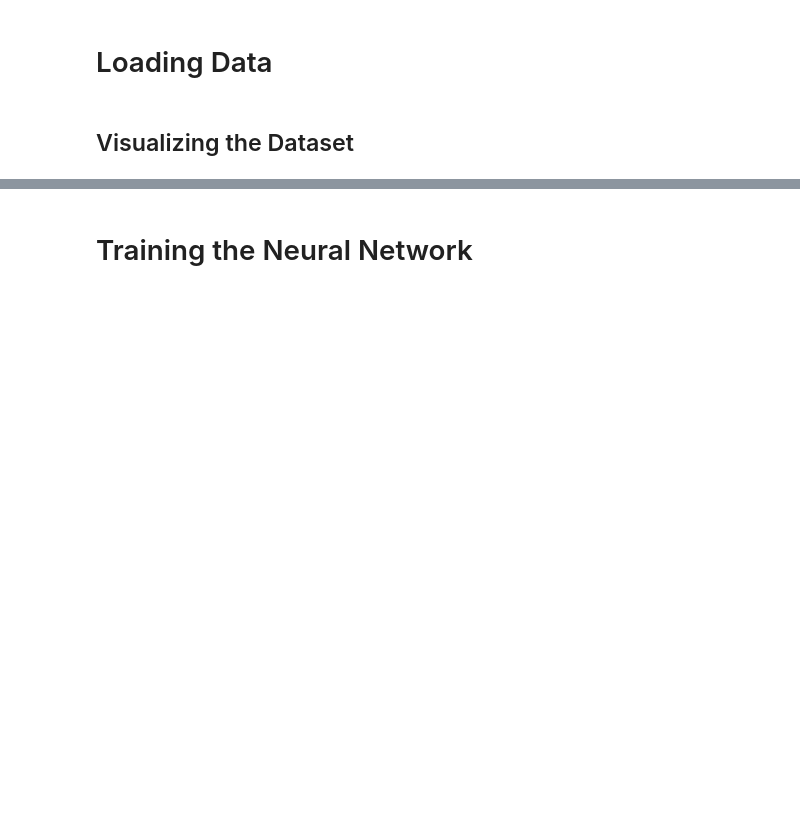
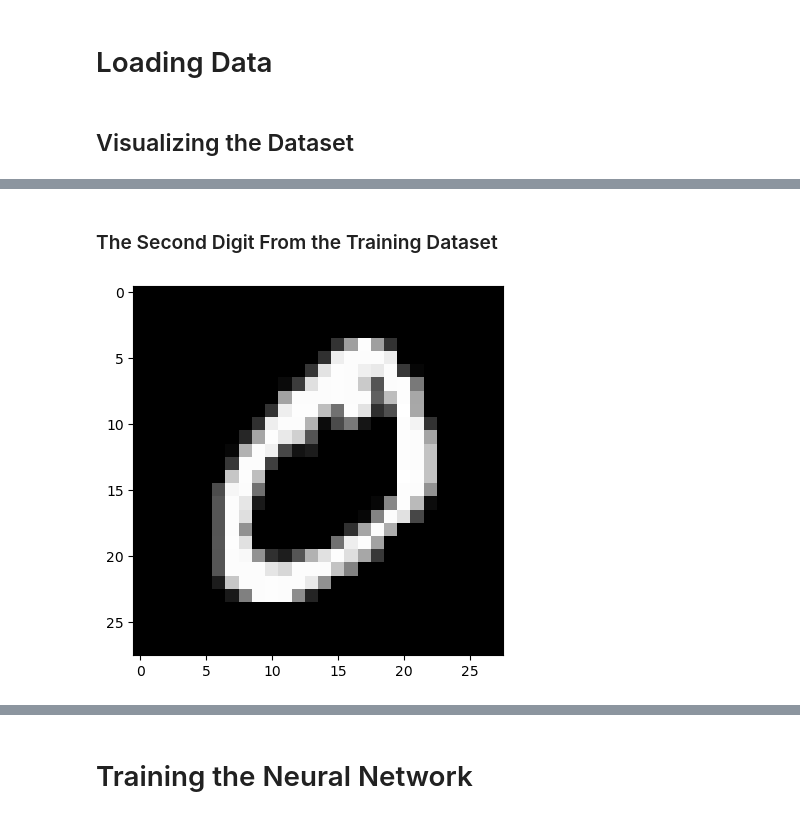
Before and after one commit to papir805/Stanford-ML-Class, a Jupyter notebook: neural_networks/neural_network_classification.ipynb, the cells around one changed output, grey strips where cells are left out. Saved outputs shown, nothing was run; the diff lists cells and outputs as text; code cells hidden in the pictures; blank space fills up the shorter version.

```diff
--- a/neural_networks/neural_network_classification.ipynb
+++ b/neural_networks/neural_network_classification.ipynb
@@ -50,0 +64,8 @@ ax[1].imshow(first_digit.T, cmap='gray', interpolation='nearest', aspect='auto')
+# %% [markdown]
+### The Second Digit From the Training Dataset
+# %%
+second_digit = training_data[1][0]
+
+image_processing.print_image(second_digit.reshape(28,28))
+# %% [output]
+[figure, added]
```
Also changed, not shown: parts of 66 cells of this notebook, 1 other file.
